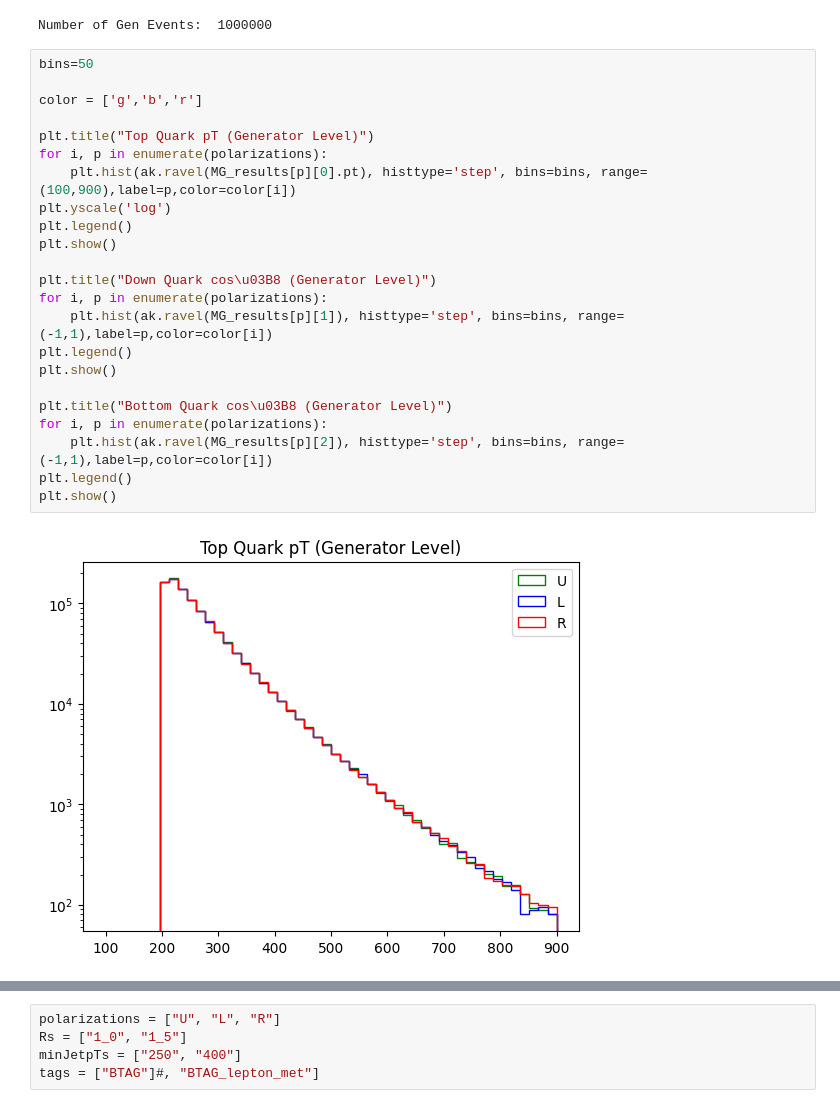
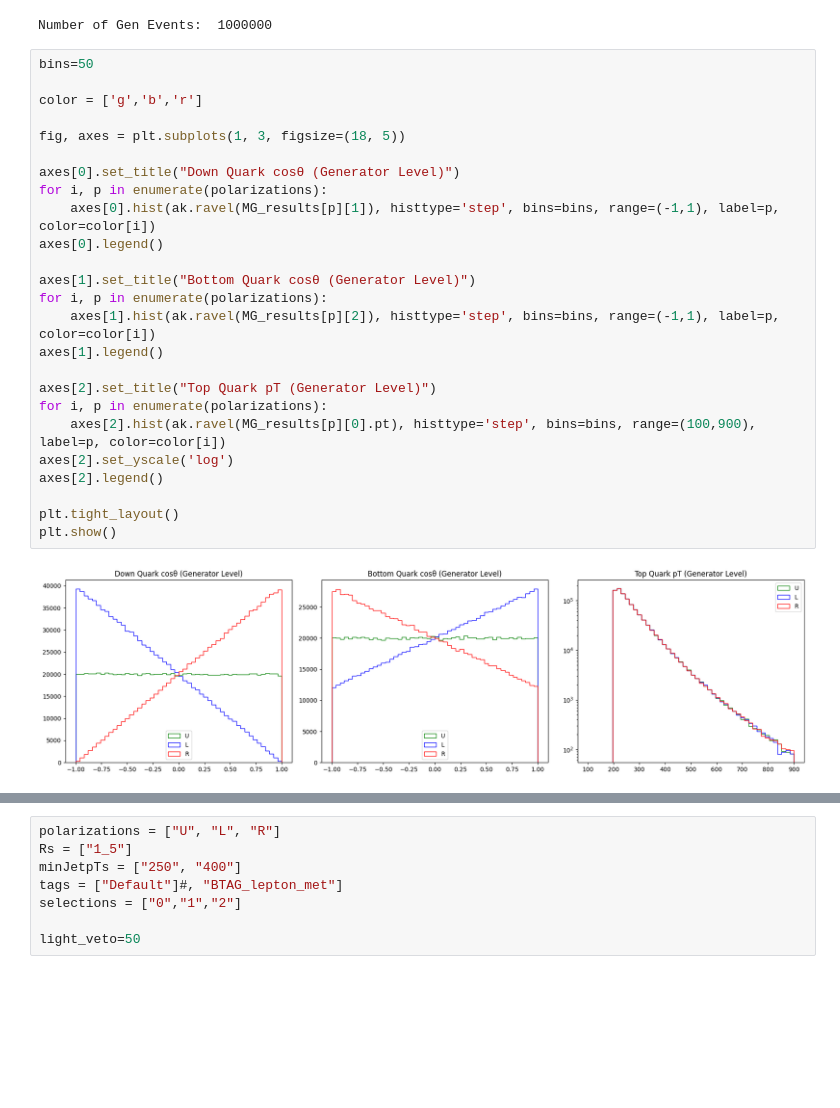
Before and after one commit to LukeV37/Top_Polarimetry, a Jupyter notebook: configs/Preprocessing-Analysis.ipynb, the cells around one changed output, grey strips where cells are left out. Cells and saved outputs as stored; diff of their text form; blank space fills up the shorter version.

```diff
--- a/configs/Preprocessing-Analysis.ipynb
+++ b/configs/Preprocessing-Analysis.ipynb
@@ -36,25 +36,27 @@ Number of Gen Events:  1000000
 # %%
 bins=50
 
 color = ['g','b','r']
 
-plt.title("Top Quark pT (Generator Level)")
+fig, axes = plt.subplots(1, 3, figsize=(18, 5))
+
+axes[0].set_title("Down Quark cosθ (Generator Level)")
 for i, p in enumerate(polarizations):
-    plt.hist(ak.ravel(MG_results[p][0].pt), histtype='step', bins=bins, range=(100,900),label=p,color=color[i])
-plt.yscale('log')
-plt.legend()
+    axes[0].hist(ak.ravel(MG_results[p][1]), histtype='step', bins=bins, range=(-1,1), label=p, color=color[i])
+axes[0].legend()
+
+axes[1].set_title("Bottom Quark cosθ (Generator Level)")
+for i, p in enumerate(polarizations):
+    axes[1].hist(ak.ravel(MG_results[p][2]), histtype='step', bins=bins, range=(-1,1), label=p, color=color[i])
+axes[1].legend()
+
+axes[2].set_title("Top Quark pT (Generator Level)")
+for i, p in enumerate(polarizations):
+    axes[2].hist(ak.ravel(MG_results[p][0].pt), histtype='step', bins=bins, range=(100,900), label=p, color=color[i])
+axes[2].set_yscale('log')
+axes[2].legend()
+
+plt.tight_layout()
 plt.show()
-
-plt.title("Down Quark cos\u03B8 (Generator Level)")
-for i, p in enumerate(polarizations):
-    plt.hist(ak.ravel(MG_results[p][1]), histtype='step', bins=bins, range=(-1,1),label=p,color=color[i])
-plt.legend()
-plt.show()
-
-plt.title("Bottom Quark cos\u03B8 (Generator Level)")
-for i, p in enumerate(polarizations):
-    plt.hist(ak.ravel(MG_results[p][2]), histtype='step', bins=bins, range=(-1,1),label=p,color=color[i])
-plt.legend()
-plt.show()
 # %% [output]
-[figure, old version]
+[figure, new version]
@@ -63,6 +63,9 @@ plt.show()
 # %%
 polarizations = ["U", "L", "R"]
-Rs = ["1_0", "1_5"]
+Rs = ["1_5"]
 minJetpTs = ["250", "400"]
-tags = ["BTAG"]#, "BTAG_lepton_met"]
+tags = ["Default"]#, "BTAG_lepton_met"]
+selections = ["0","1","2"]
+
+light_veto=50
 # %%
```
Also changed, not shown: parts of 4 cells of this notebook.
